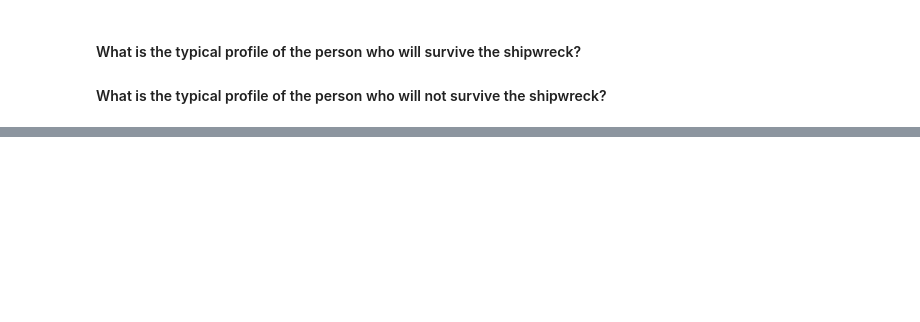
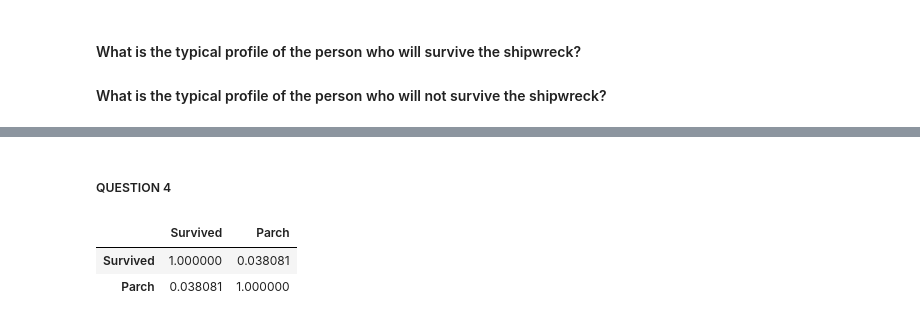
Before and after one commit to LaureMon/data-science-tutorials, a Jupyter notebook: introduction-to-python/Introduction to pandas.ipynb, the cells around one changed output, grey strips where cells are left out. Cells and saved outputs as stored; diff of their text form; code cells hidden in the pictures; blank space fills up the shorter version.

```diff
--- a/introduction-to-python/Introduction to pandas.ipynb
+++ b/introduction-to-python/Introduction to pandas.ipynb
@@ -250,9 +247,0 @@ ValueError: No axis named 1 for object type Series
-# %%
-df["num_cabin"] = df.Cabin.str.extract('(\d+)')
-# %%
- df['test'] = df['Cabin'].str.replace('\D+', '')
-# %%
-if df[df.num_cabin % 2==0]:
-    df["is_even"] = 1
-else :
-    df["is_even"] = 0
@@ -276,0 +252,3 @@ df
+# %%
+#Drop NA from the column Cabin
+df.dropna(subset = ['Cabin'], inplace=True)
@@ -276,0 +302,8 @@ df
+# %% [markdown]
+##### QUESTION 4 #####
+# %%
+df[['Survived','Parch']].corr()
+# %% [output]
+|  | Survived | Parch |
+| Survived | 1.000000 | 0.038081 |
+| Parch | 0.038081 | 1.000000 |
```
Also changed, not shown: parts of 21 cells of this notebook.
